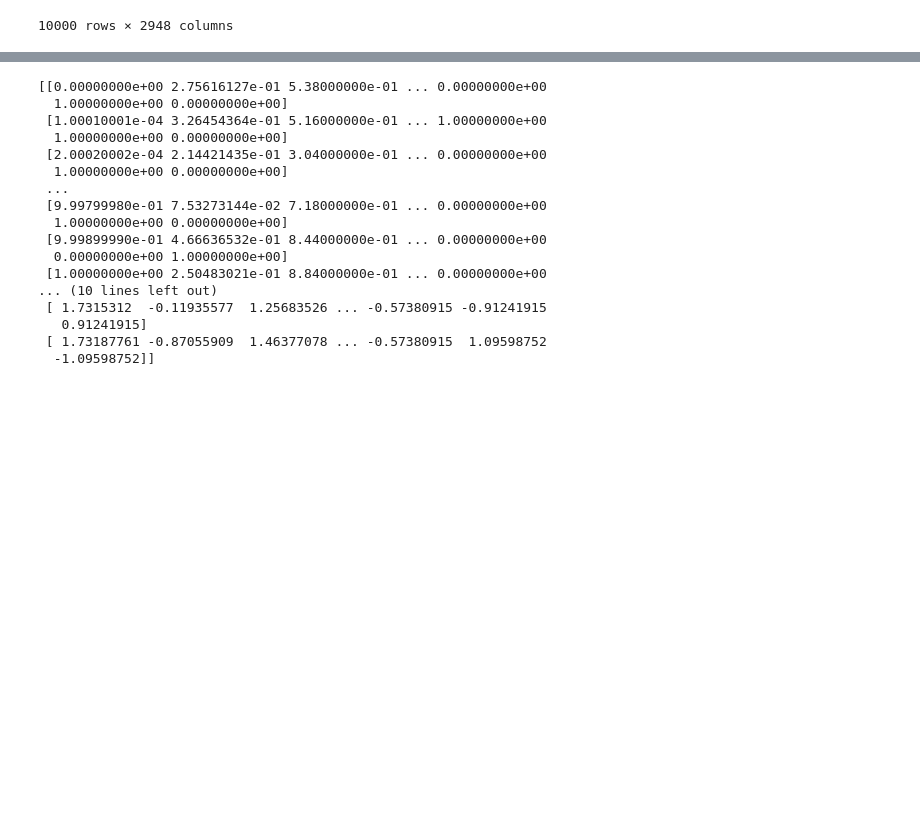
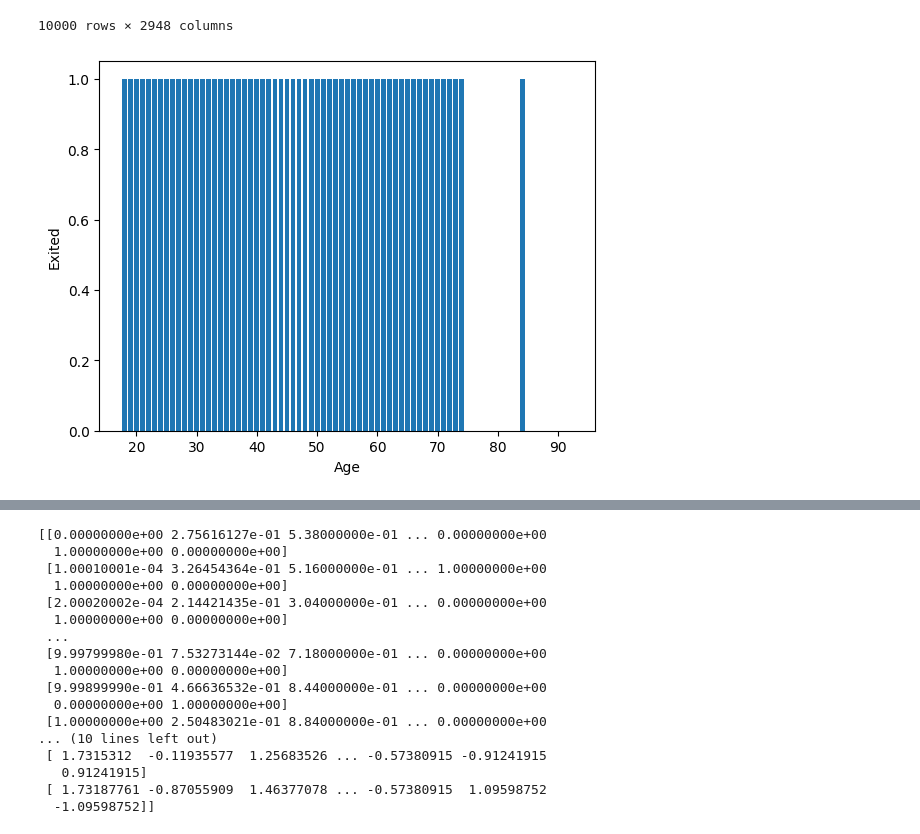
Before and after one commit to Pavandunghav/CodSoft-Tasks, a Jupyter notebook: customer_churn_prediction/task_3_customer_churn_prediction.ipynb, the cells around one changed output, grey strips where cells are left out. Saved outputs shown, nothing was run; the diff lists cells and outputs as text; code cells hidden in the pictures; blank space fills up the shorter version.

```diff
--- a/customer_churn_prediction/task_3_customer_churn_prediction.ipynb
+++ b/customer_churn_prediction/task_3_customer_churn_prediction.ipynb
@@ -104,3 +104,15 @@ data
 | 9998 | 9999 | 15682355 | 772 | 42 | 3 | 75075.31 | 2 | 1 | ... |
 | 9999 | 10000 | 15628319 | 792 | 28 | 4 | 130142.79 | 1 | 1 | ... |
 10000 rows × 2948 columns
+# %%
+##visualizing the data we already have
+
+plt.bar(data["Age"],data["Exited"])
+
+
+plt.xlabel("Age")
+plt.ylabel("Exited")
+
+plt.show()
+# %% [output]
+[figure, added]
```
Also changed, not shown: parts of 9 cells of this notebook, 4 other files.
